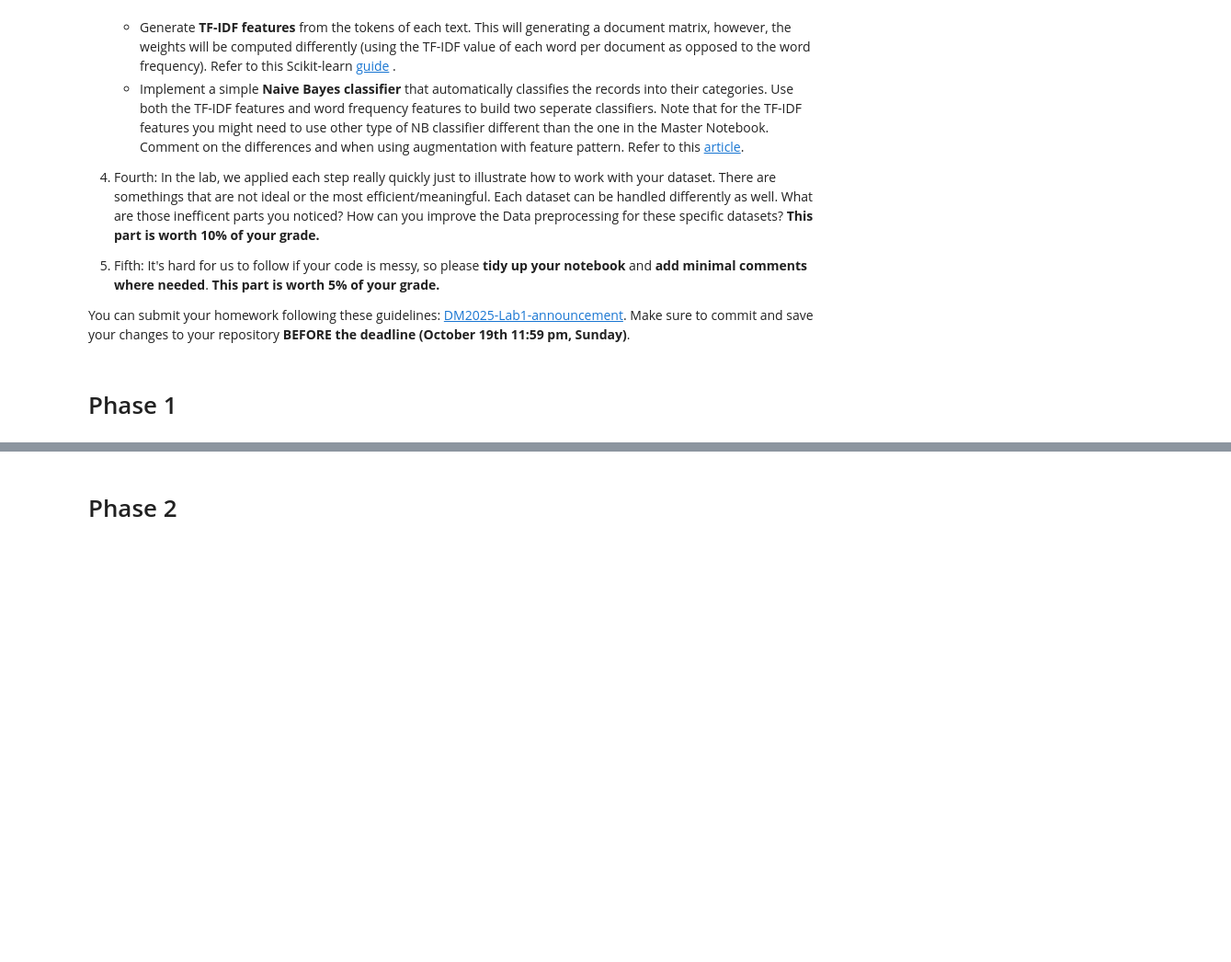
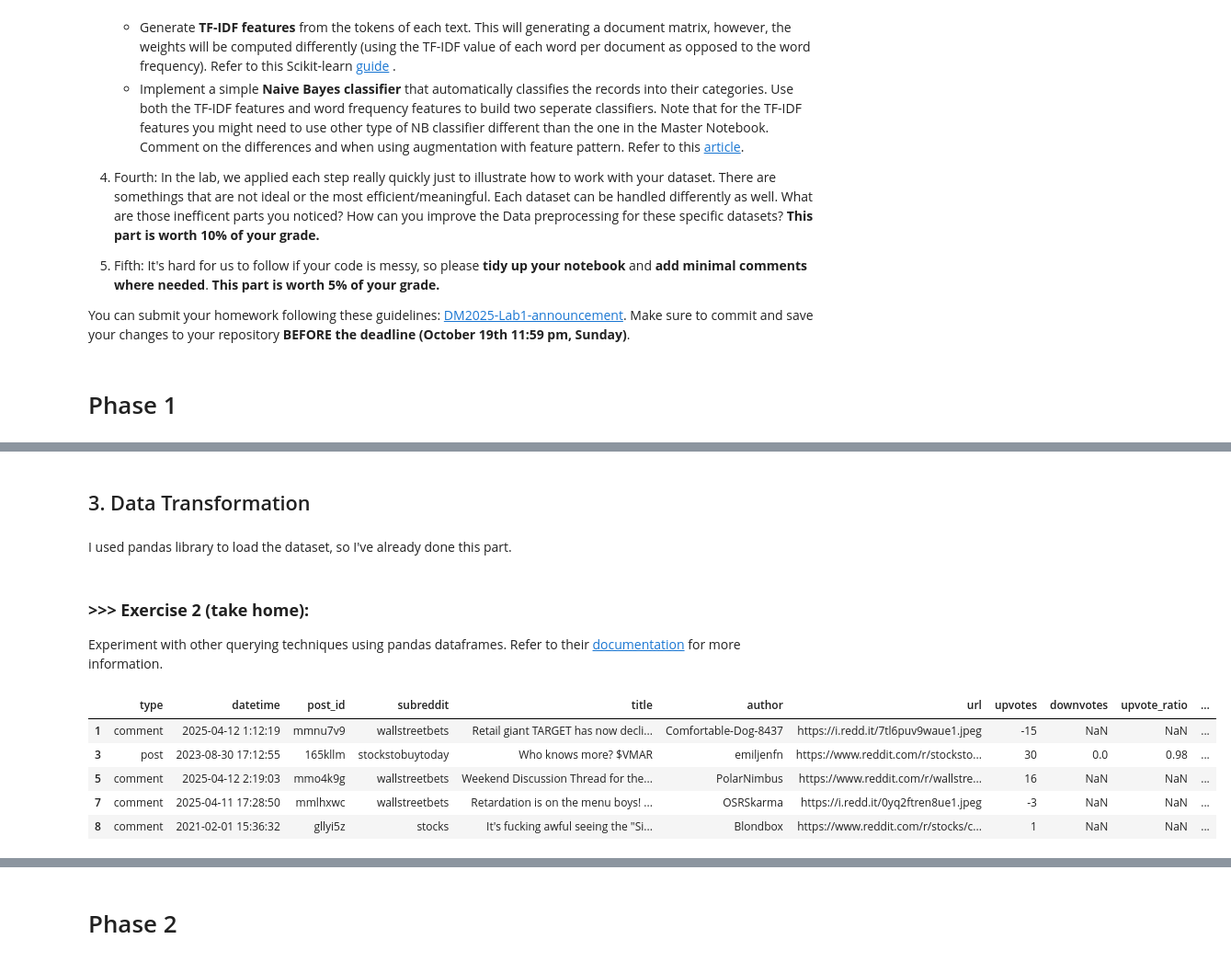
Before and after one commit to alankaohc/DM2025-Lab1-Exercise, a Jupyter notebook: DM2025-Lab1-Homework.ipynb, the cells around one changed output, grey strips where cells are left out. Shown at 92% size. Drawn from its saved outputs; the diff is of its cells as text; code cells hidden in the pictures; blank space fills up the shorter version.

```diff
--- a/DM2025-Lab1-Homework.ipynb
+++ b/DM2025-Lab1-Homework.ipynb
@@ -62,0 +127,17 @@ You can submit your homework following these guidelines: [DM2025-Lab1-announceme
+# %% [markdown]
+## 3. Data Transformation
+# %% [markdown]
+I used pandas library to load the dataset, so I've already done this part.
+# %% [markdown]
+### **>>> Exercise 2 (take home):**
+Experiment with other querying techniques using pandas dataframes. Refer to their [documentation](https://pandas.pydata.org/pandas-docs/stable/indexing.html) for more information.
+# %%
+# 印出 sentiment 為 1.0 的前五筆資料
+df.query("sentiment == 1.0")[0:5]
+# %% [output]
+|  | type | datetime | post_id | subreddit | title | author | url | upvotes | downvotes | upvote_ratio | ... |
+| 1 | comment | 2025-04-12 1:12:19 | mmnu7v9 | wallstreetbets | Retail giant TARGET has now decli... | Comfortable-Dog-8437 | https://i.redd.it/7tl6puv9waue1.jpeg | -15 | NaN | NaN | ... |
+| 3 | post | 2023-08-30 17:12:55 | 165kllm | stockstobuytoday | Who knows more? $VMAR | emiljenfn | https://www.reddit.com/r/stocksto... | 30 | 0.0 | 0.98 | ... |
+| 5 | comment | 2025-04-12 2:19:03 | mmo4k9g | wallstreetbets | Weekend Discussion Thread for the... | PolarNimbus | https://www.reddit.com/r/wallstre... | 16 | NaN | NaN | ... |
+| 7 | comment | 2025-04-11 17:28:50 | mmlhxwc | wallstreetbets | Retardation is on the menu boys! ... | OSRSkarma | https://i.redd.it/0yq2ftren8ue1.jpeg | -3 | NaN | NaN | ... |
+| 8 | comment | 2021-02-01 15:36:32 | gllyi5z | stocks | It's fucking awful seeing the "Si... | Blondbox | https://www.reddit.com/r/stocks/c... | 1 | NaN | NaN | ... |
```
Also changed, not shown: parts of 30 cells of this notebook, 1 other file.
